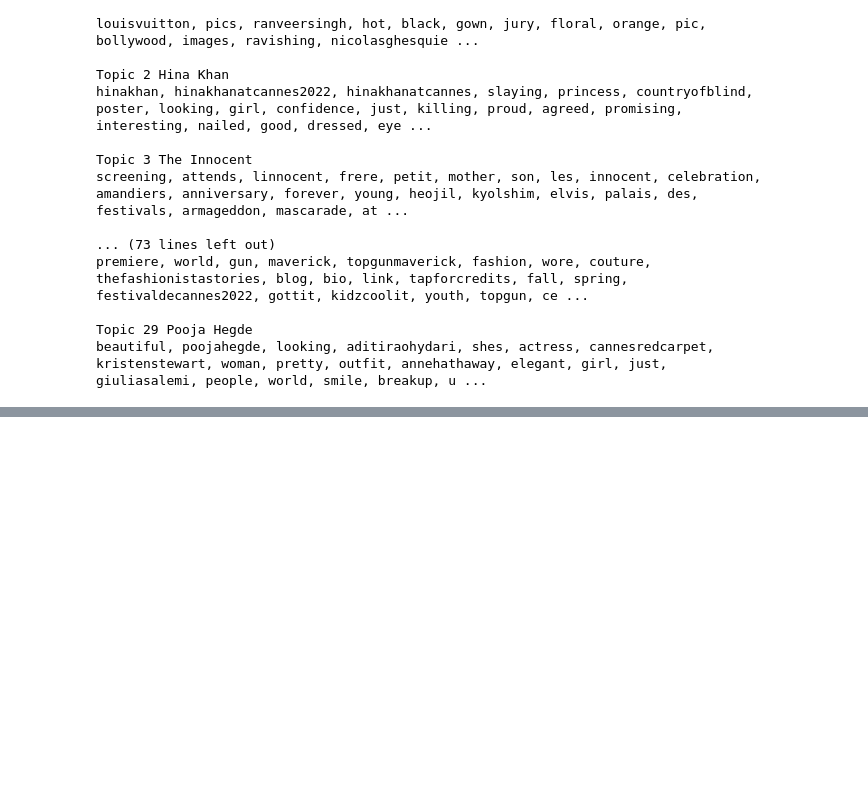
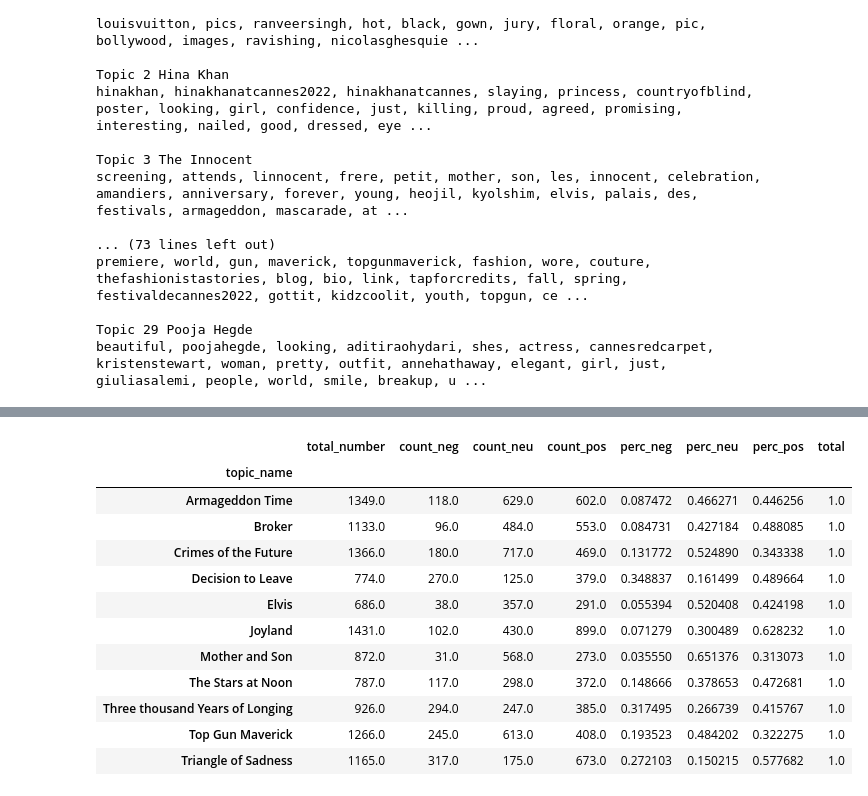
Before and after one commit to amyyunekim/Course_5_NLP, a Jupyter notebook: code/nlp_cannes.ipynb, the cells around one changed output, grey strips where cells are left out. Cells and saved outputs as stored; diff of their text form; code cells hidden in the pictures; blank space fills up the shorter version.

```diff
--- a/code/nlp_cannes.ipynb
+++ b/code/nlp_cannes.ipynb
@@ -492,0 +648,28 @@ movies_doc_topic_df
+# %%
+def compute_metrics(x):
+    result = {'total_number':x['topic'].count(),
+                'count_neg':len(x[x['compound']<0]),
+                'count_neu':len(x[x['compound']==0]),
+                'count_pos':len(x[x['compound']>0]),
+                'perc_neg': len(x[x['compound']<0])/x['compound'].count(),
+                'perc_neu': len(x[x['compound']==0])/x['compound'].count(),
+                'perc_pos': len(x[x['compound']>0])/x['compound'].count(),
+                'total': len(x[x['compound']<0])/x['compound'].count()+len(x[x['compound']==0])/x['compound'].count()+len(x[x['compound']>0])/x['compound'].count()
+                }
+    return pd.Series(result)
+# %%
+df_vader.groupby('topic_name').apply(compute_metrics)
+# %% [output]
+|  | total_number | count_neg | count_neu | count_pos | perc_neg | perc_neu | perc_pos | total |
+| topic_name |  |  |  |  |  |  |  |  |
+| Armageddon Time | 1349.0 | 118.0 | 629.0 | 602.0 | 0.087472 | 0.466271 | 0.446256 | 1.0 |
+| Broker | 1133.0 | 96.0 | 484.0 | 553.0 | 0.084731 | 0.427184 | 0.488085 | 1.0 |
+| Crimes of the Future | 1366.0 | 180.0 | 717.0 | 469.0 | 0.131772 | 0.524890 | 0.343338 | 1.0 |
+| Decision to Leave | 774.0 | 270.0 | 125.0 | 379.0 | 0.348837 | 0.161499 | 0.489664 | 1.0 |
+| Elvis | 686.0 | 38.0 | 357.0 | 291.0 | 0.055394 | 0.520408 | 0.424198 | 1.0 |
+| Joyland | 1431.0 | 102.0 | 430.0 | 899.0 | 0.071279 | 0.300489 | 0.628232 | 1.0 |
+| Mother and Son | 872.0 | 31.0 | 568.0 | 273.0 | 0.035550 | 0.651376 | 0.313073 | 1.0 |
+| The Stars at Noon | 787.0 | 117.0 | 298.0 | 372.0 | 0.148666 | 0.378653 | 0.472681 | 1.0 |
+| Three thousand Years of Longing | 926.0 | 294.0 | 247.0 | 385.0 | 0.317495 | 0.266739 | 0.415767 | 1.0 |
+| Top Gun Maverick | 1266.0 | 245.0 | 613.0 | 408.0 | 0.193523 | 0.484202 | 0.322275 | 1.0 |
+| Triangle of Sadness | 1165.0 | 317.0 | 175.0 | 673.0 | 0.272103 | 0.150215 | 0.577682 | 1.0 |
```
Also changed, not shown: parts of 21 cells of this notebook.
